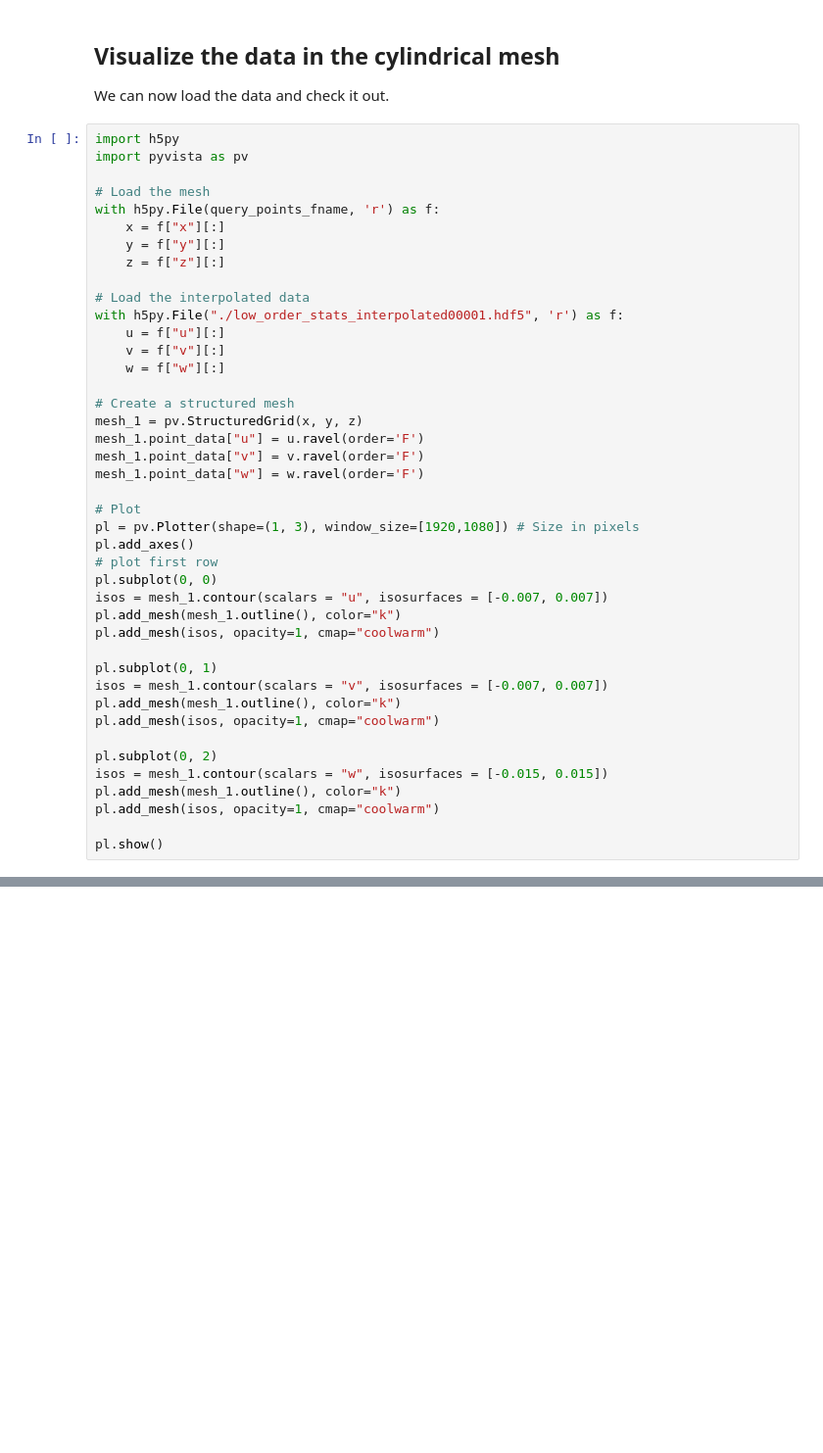
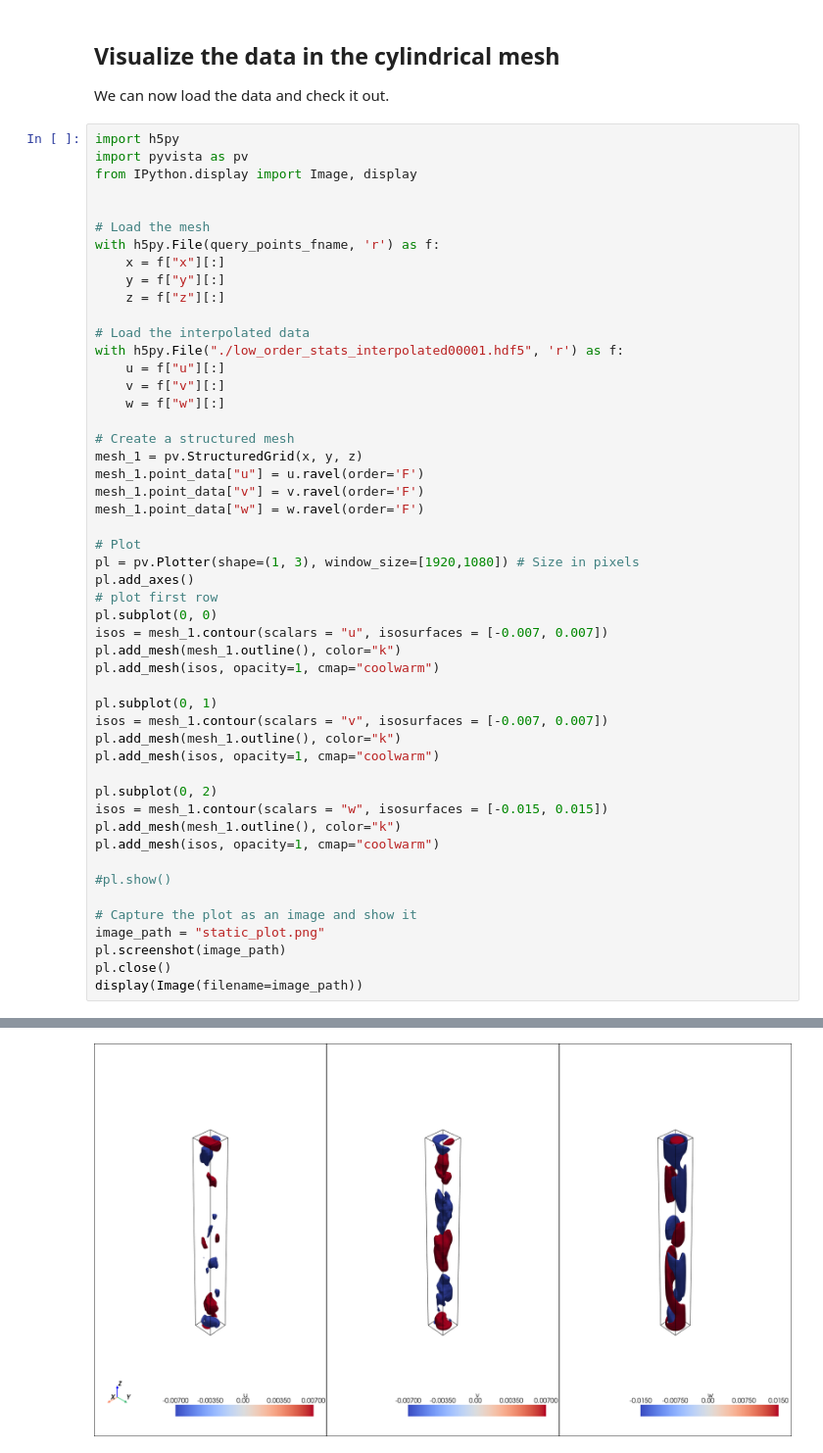
Before and after one commit to nchristensen/pySEMTools, a Jupyter notebook: examples/6-statistics/1-post_processing_mean_fields.ipynb, the cells around one changed output, grey strips where cells are left out. Shown at 98% size. Saved outputs shown, nothing was run; the diff lists cells and outputs as text; blank space fills up the shorter version.

```diff
--- a/examples/6-statistics/1-post_processing_mean_fields.ipynb
+++ b/examples/6-statistics/1-post_processing_mean_fields.ipynb
@@ -105,6 +105,8 @@ interpolate_fields_from_disk(comm, query_points_fname, sem_mesh_fname, field_int
 # %%
 import h5py
 import pyvista as pv
+from IPython.display import Image, display
+
 
 # Load the mesh
 with h5py.File(query_points_fname, 'r') as f:
@@ -143,5 +145,11 @@ isos = mesh_1.contour(scalars = "w", isosurfaces = [-0.015, 0.015])
 pl.add_mesh(mesh_1.outline(), color="k")
 pl.add_mesh(isos, opacity=1, cmap="coolwarm")
 
-pl.show()
+#pl.show()
+
+# Capture the plot as an image and show it
+image_path = "static_plot.png"
+pl.screenshot(image_path)
+pl.close()
+display(Image(filename=image_path))
 # %% [output]
@@ -148,0 +156 @@ Widget(value='<iframe src="http://localhost:38363/index.html?ui=P_0x7d14e0d93c10
+[figure, added]
```
Also changed, not shown: parts of 1 cell of this notebook.
